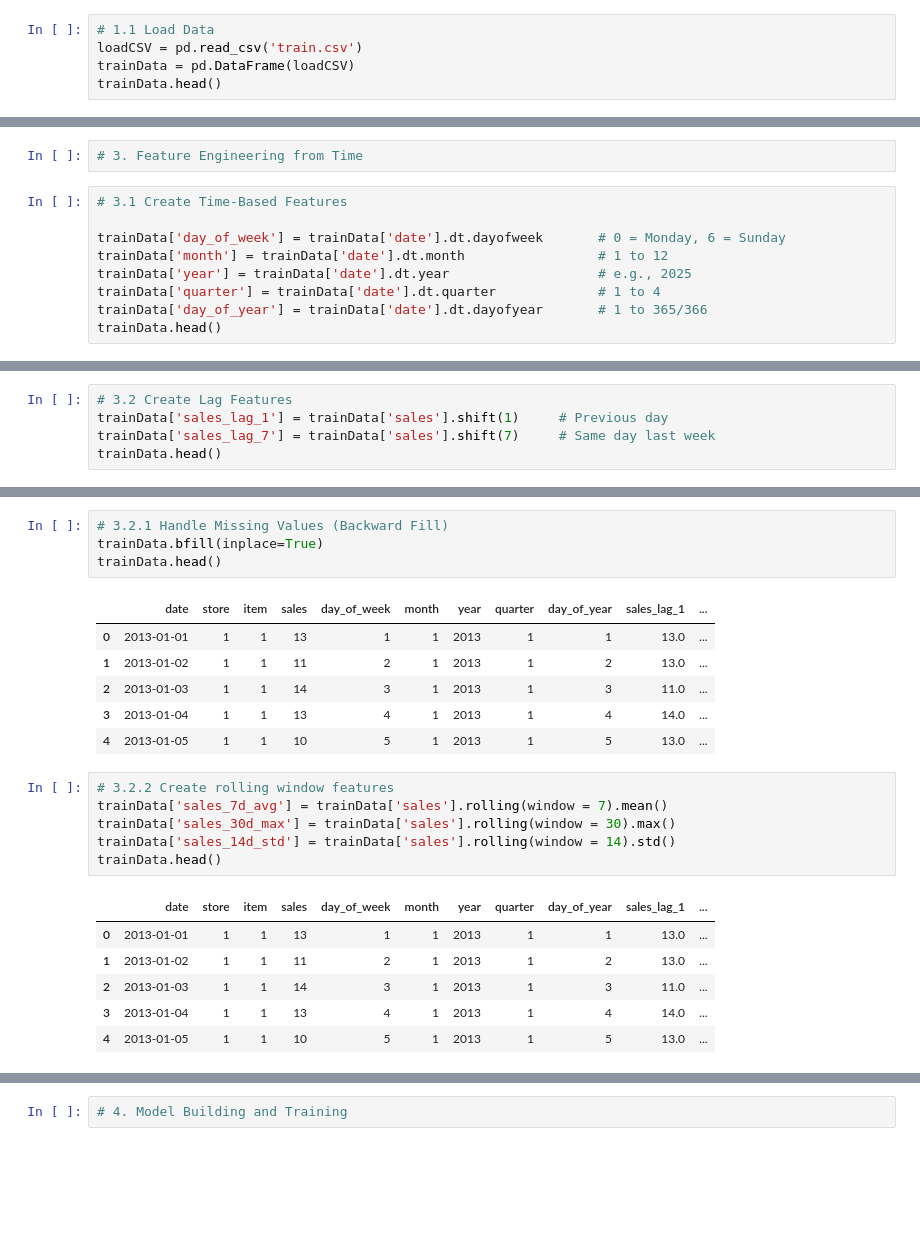
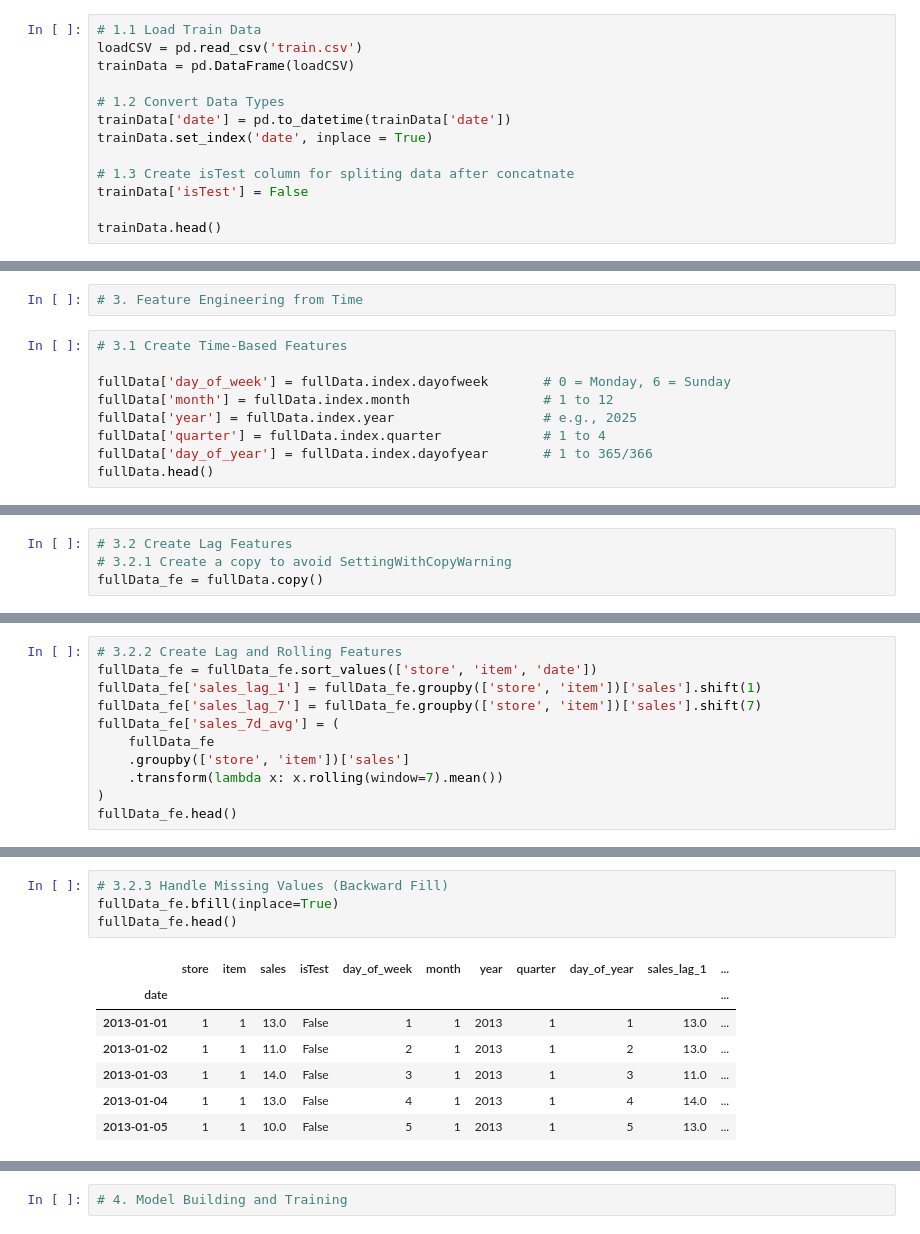
Before and after one commit to Omid4mit/ML, a Jupyter notebook: Machine_Learning/Projects/Store_Item_Demand_Forecasting/storeItemsDemandForecasting.ipynb, the cells around one changed output, grey strips where cells are left out. Drawn from its saved outputs; the diff is of its cells as text; blank space fills up the shorter version.

```diff
--- a/Machine_Learning/Projects/Store_Item_Demand_Forecasting/storeItemsDemandForecasting.ipynb
+++ b/Machine_Learning/Projects/Store_Item_Demand_Forecasting/storeItemsDemandForecasting.ipynb
@@ -32,8 +33,16 @@ from xgboost import XGBRegressor
 # %%
 # 1. Data Cleaning and Preparation
 # %%
-# 1.1 Load Data
+# 1.1 Load Train Data
 loadCSV = pd.read_csv('train.csv')
 trainData = pd.DataFrame(loadCSV)
+
+# 1.2 Convert Data Types
+trainData['date'] = pd.to_datetime(trainData['date'])
+trainData.set_index('date', inplace = True)
+
+# 1.3 Create isTest column for spliting data after concatnate
+trainData['isTest'] = False
+
 trainData.head()
 # %% [output]
@@ -157,10 +190,10 @@ plt.show()
 # %%
 # 3.1 Create Time-Based Features
 
-trainData['day_of_week'] = trainData['date'].dt.dayofweek       # 0 = Monday, 6 = Sunday
-trainData['month'] = trainData['date'].dt.month                 # 1 to 12
-trainData['year'] = trainData['date'].dt.year                   # e.g., 2025
-trainData['quarter'] = trainData['date'].dt.quarter             # 1 to 4
-trainData['day_of_year'] = trainData['date'].dt.dayofyear       # 1 to 365/366
-trainData.head()
+fullData['day_of_week'] = fullData.index.dayofweek       # 0 = Monday, 6 = Sunday
+fullData['month'] = fullData.index.month                 # 1 to 12
+fullData['year'] = fullData.index.year                   # e.g., 2025
+fullData['quarter'] = fullData.index.quarter             # 1 to 4
+fullData['day_of_year'] = fullData.index.dayofyear       # 1 to 365/366
+fullData.head()
 # %% [output]
@@ -173,5 +207,4 @@ trainData.head()
 # %%
 # 3.2 Create Lag Features
-trainData['sales_lag_1'] = trainData['sales'].shift(1)     # Previous day
-trainData['sales_lag_7'] = trainData['sales'].shift(7)     # Same day last week
-trainData.head()
+# 3.2.1 Create a copy to avoid SettingWithCopyWarning
+fullData_fe = fullData.copy()
@@ -184,0 +211,11 @@ trainData.head()
+# %%
+# 3.2.2 Create Lag and Rolling Features
+fullData_fe = fullData_fe.sort_values(['store', 'item', 'date'])
+fullData_fe['sales_lag_1'] = fullData_fe.groupby(['store', 'item'])['sales'].shift(1)
+fullData_fe['sales_lag_7'] = fullData_fe.groupby(['store', 'item'])['sales'].shift(7)
+fullData_fe['sales_7d_avg'] = (
+    fullData_fe
+    .groupby(['store', 'item'])['sales']
+    .transform(lambda x: x.rolling(window=7).mean())
+)
+fullData_fe.head()
@@ -185,24 +230,12 @@ trainData.head()
 # %%
-# 3.2.1 Handle Missing Values (Backward Fill)
-trainData.bfill(inplace=True)
-trainData.head()
+# 3.2.3 Handle Missing Values (Backward Fill)
+fullData_fe.bfill(inplace=True)
+fullData_fe.head()
 # %% [output]
-|  | date | store | item | sales | day_of_week | month | year | quarter | day_of_year | sales_lag_1 | ... |
-| 0 | 2013-01-01 | 1 | 1 | 13 | 1 | 1 | 2013 | 1 | 1 | 13.0 | ... |
-| 1 | 2013-01-02 | 1 | 1 | 11 | 2 | 1 | 2013 | 1 | 2 | 13.0 | ... |
-| 2 | 2013-01-03 | 1 | 1 | 14 | 3 | 1 | 2013 | 1 | 3 | 11.0 | ... |
-| 3 | 2013-01-04 | 1 | 1 | 13 | 4 | 1 | 2013 | 1 | 4 | 14.0 | ... |
-| 4 | 2013-01-05 | 1 | 1 | 10 | 5 | 1 | 2013 | 1 | 5 | 13.0 | ... |
+|  | store | item | sales | isTest | day_of_week | month | year | quarter | day_of_year | sales_lag_1 | ... |
+| date |  |  |  |  |  |  |  |  |  |  | ... |
+| 2013-01-01 | 1 | 1 | 13.0 | False | 1 | 1 | 2013 | 1 | 1 | 13.0 | ... |
+| 2013-01-02 | 1 | 1 | 11.0 | False | 2 | 1 | 2013 | 1 | 2 | 13.0 | ... |
+| 2013-01-03 | 1 | 1 | 14.0 | False | 3 | 1 | 2013 | 1 | 3 | 11.0 | ... |
+| 2013-01-04 | 1 | 1 | 13.0 | False | 4 | 1 | 2013 | 1 | 4 | 14.0 | ... |
+| 2013-01-05 | 1 | 1 | 10.0 | False | 5 | 1 | 2013 | 1 | 5 | 13.0 | ... |
-# %%
-# 3.2.2 Create rolling window features
-trainData['sales_7d_avg'] = trainData['sales'].rolling(window = 7).mean()
-trainData['sales_30d_max'] = trainData['sales'].rolling(window = 30).max()
-trainData['sales_14d_std'] = trainData['sales'].rolling(window = 14).std()
-trainData.head()
-# %% [output]
-|  | date | store | item | sales | day_of_week | month | year | quarter | day_of_year | sales_lag_1 | ... |
-| 0 | 2013-01-01 | 1 | 1 | 13 | 1 | 1 | 2013 | 1 | 1 | 13.0 | ... |
-| 1 | 2013-01-02 | 1 | 1 | 11 | 2 | 1 | 2013 | 1 | 2 | 13.0 | ... |
-| 2 | 2013-01-03 | 1 | 1 | 14 | 3 | 1 | 2013 | 1 | 3 | 11.0 | ... |
-| 3 | 2013-01-04 | 1 | 1 | 13 | 4 | 1 | 2013 | 1 | 4 | 14.0 | ... |
-| 4 | 2013-01-05 | 1 | 1 | 10 | 5 | 1 | 2013 | 1 | 5 | 13.0 | ... |
```
Also changed, not shown: parts of 29 cells of this notebook.
